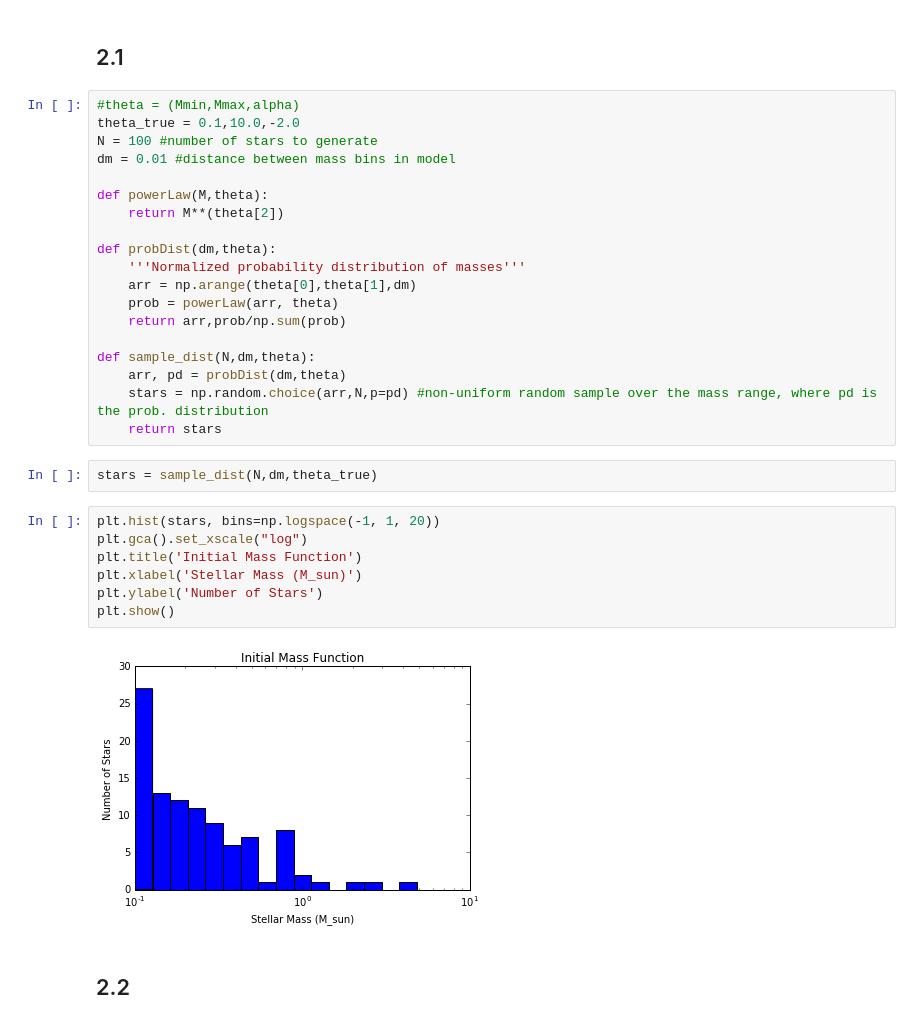
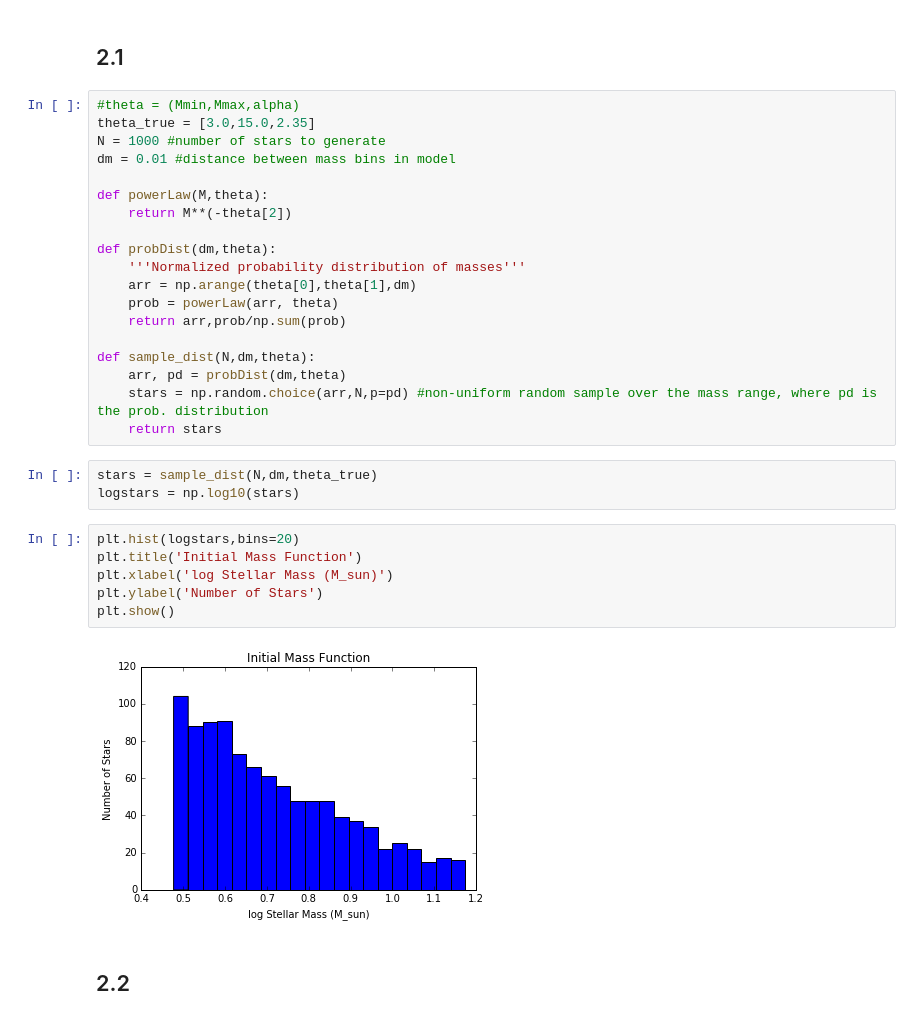
Before and after one commit to emolter/Ay250, a Jupyter notebook: HW2.ipynb, the cells around one changed output. Saved outputs shown, nothing was run; the diff lists cells and outputs as text.

```diff
--- a/HW2.ipynb
+++ b/HW2.ipynb
@@ -18,12 +18,12 @@ The error on Wikipedia is...
 ## 2.1
 # %%
 #theta = (Mmin,Mmax,alpha)
-theta_true = 0.1,10.0,-2.0
-N = 100 #number of stars to generate
+theta_true = [3.0,15.0,2.35]
+N = 1000 #number of stars to generate
 dm = 0.01 #distance between mass bins in model
 
 def powerLaw(M,theta):
-    return M**(theta[2])
+    return M**(-theta[2])
 
 def probDist(dm,theta):
     '''Normalized probability distribution of masses'''
@@ -37,15 +37,15 @@ def sample_dist(N,dm,theta):
     return stars
 # %%
 stars = sample_dist(N,dm,theta_true)
+logstars = np.log10(stars)
 # %%
-plt.hist(stars, bins=np.logspace(-1, 1, 20))
-plt.gca().set_xscale("log")
+plt.hist(logstars,bins=20)
 plt.title('Initial Mass Function')
-plt.xlabel('Stellar Mass (M_sun)')
+plt.xlabel('log Stellar Mass (M_sun)')
 plt.ylabel('Number of Stars')
 plt.show()
 # %% [output]
-[figure, old version]
+[figure, new version]
 # %% [markdown]
 ## 2.2
 # %%
```
Also changed, not shown: parts of 29 cells of this notebook.
